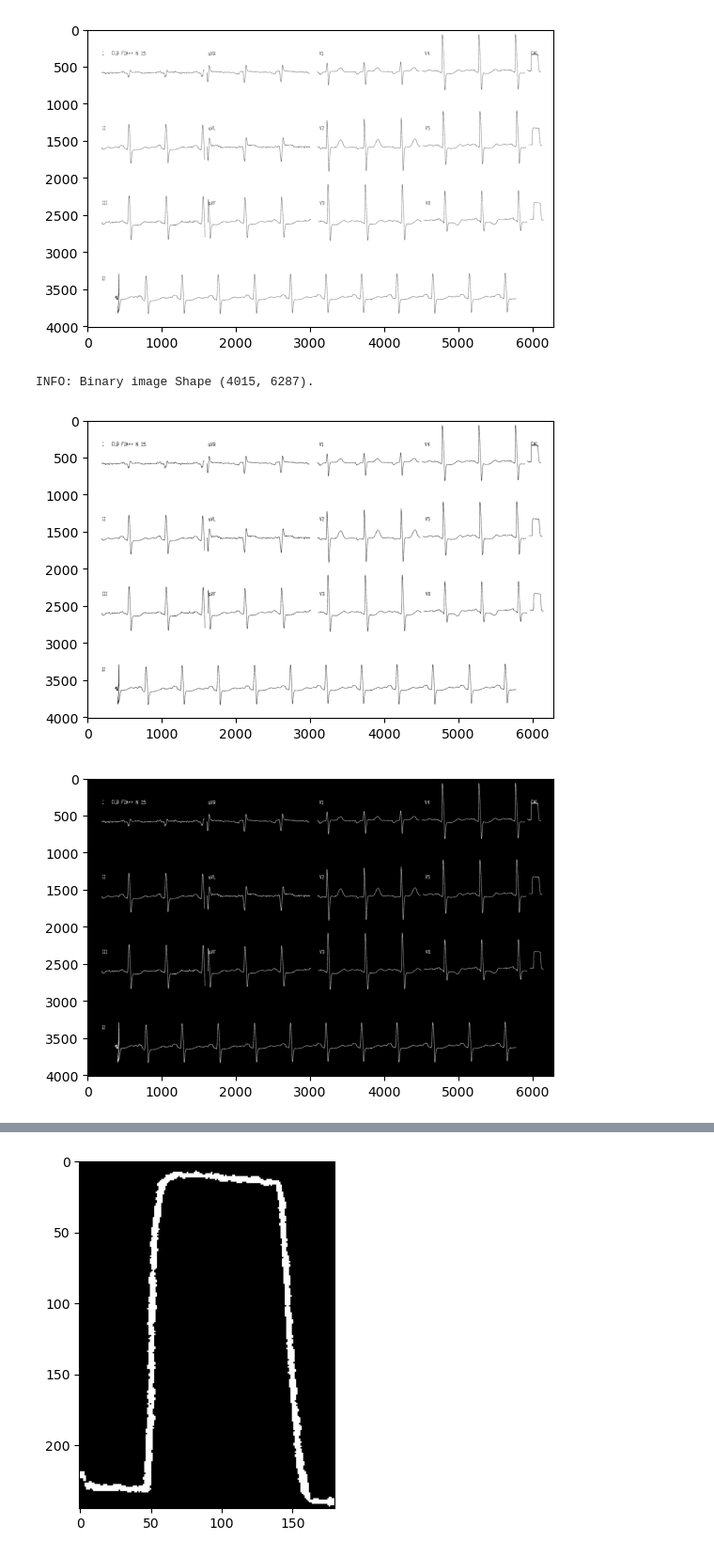
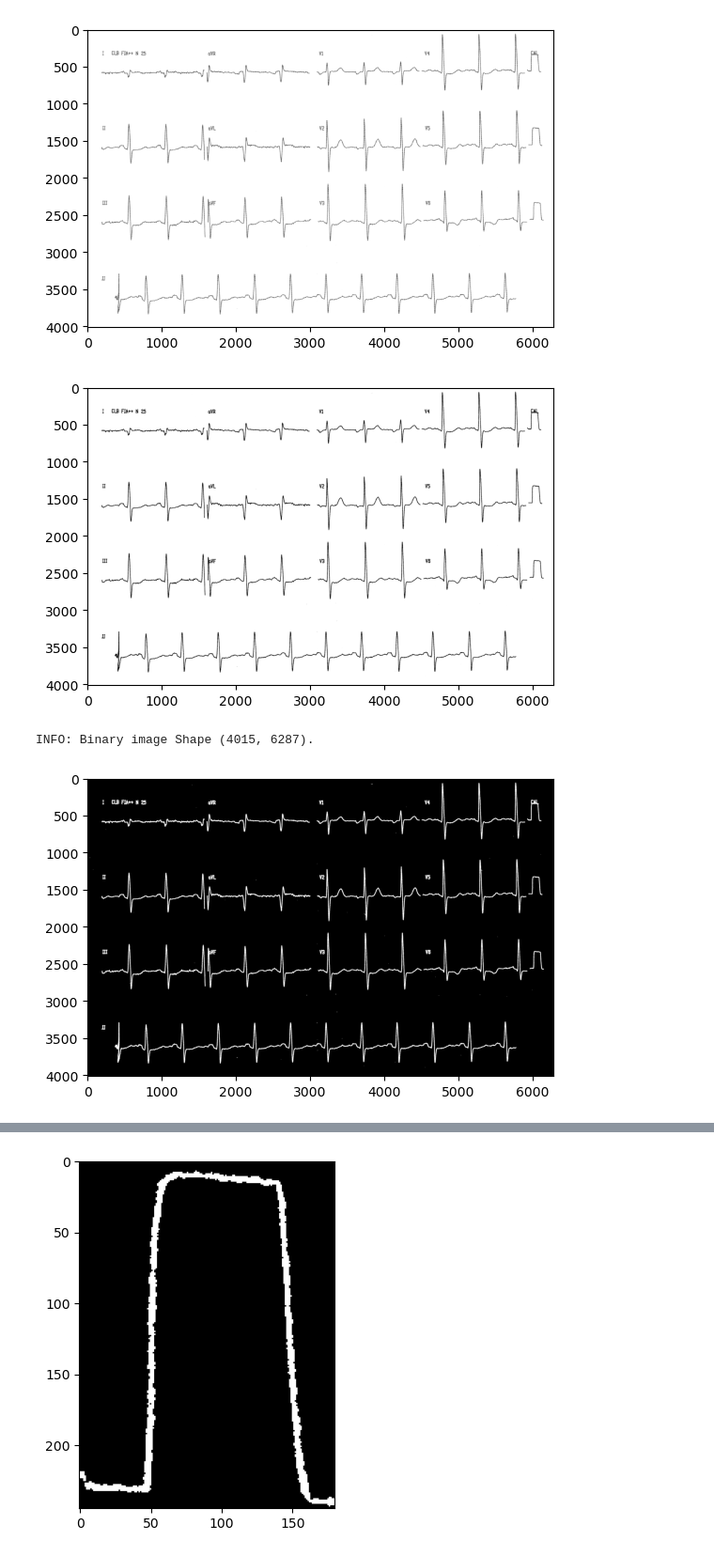
Before and after one commit to jamaral68/ecg-digitization-tool, a Jupyter notebook: edt_nb.ipynb, the cells around one changed output, grey strips where cells are left out. Shown at 94% size. Saved outputs shown, nothing was run; the diff lists cells and outputs as text; code cells hidden in the pictures.

```diff
--- a/edt_nb.ipynb
+++ b/edt_nb.ipynb
@@ -59,3 +52,23 @@ elif layout[1]==1:
     raise NotImplementedError ('Not implemented' )
 else:
     raise ValueError('columns must be 4, 2 or 1')
+# %%
+config_dict ={}
+config_dict['pulse'] = pulse # which lines have pulse
+config_dict['rhythm'] = rhythm # which row has the rhythm signal
+config_dict['verbose'] = verbose #
+config_dict['mmpsec']= mmpsec
+config_dict['mmpmv']=mmpmv
+config_dict['pulse_width_mm'] = pulse_width_mm
+config_dict['pulse_height_mm'] = pulse_height_mm
+config_dict['pulse_per_sec '] = pulse_per_sec
+config_dict['pulse_per_mv'] = pulse_per_mv
+config_dict['sample_frequency'] = sample_frequency
+config_dict['time_lead'] = time_lead
+config_dict['location']= location
+config_dict['layout']=layout   # tuple with the layout
+config_dict['pulse_width_mm']  = pulse_width_mm
+config_dict['pulse_height_mm'] = pulse_height_mm
+config_dict['pulse_per_mv']= pulse_per_mv
+config_dict['pulse_per_sec']= pulse_per_sec
+config_dict['num_sampling_points']= num_sampling_points
@@ -115,10 +160,17 @@ INFO: Image Shape (4015, 6287, 3).
 # %%
-#Filter color to remove the grid
-lower = (0, 0, 0) # black color
-upper = (255, 128, 128) # dark gray
-mask = cv.inRange(image, lower, upper)
-result = image.copy()
-result[mask != 255] = (255, 255, 255) # if it is not very dark set it to white
+img_hsv=cv.cvtColor(image, cv.COLOR_BGR2HSV)
+
+    #Filter color to remove the grid
+
+lower=(0,0,0) # black color
+upper=(179,255,220) # dark gray
+mask = cv.inRange(img_hsv, lower, upper)
+result = img_hsv.copy()
+result[mask!=255] = (255, 255, 255) # if it is not very dark set it to white
+
+    #Convert to gray scale
+image = cv.cvtColor(result, cv.COLOR_HSV2BGR )
+image_gray = cv.cvtColor(image, cv.COLOR_BGR2GRAY)
 
 #Convert to gray scale
 image_gray = cv.cvtColor(result, cv.COLOR_BGR2GRAY )
@@ -132,22 +184,19 @@ INFO: gray scale image Shape (4015, 6287).
 [figure]
 # %%
 # use thresholding to transform the image into a binary one
-ret, th1 = cv.threshold(image_gray, 127, 255, cv.THRESH_OTSU)
+ret, th1 = cv.threshold(image_gray, 127, 255,cv.THRESH_OTSU)
 
 if verbose > 2:
-    print("INFO: Binary image Shape {}.".format(th1.shape))
     plt.imshow(th1, cmap="gray")
     plt.show()
+    print("INFO: Binary image Shape {}.".format(th1.shape))
 # %% [output]
+[figure, new version]
 INFO: Binary image Shape (4015, 6287).
-[figure, old version]
 # %%
-foreground  = 255 - th1
-contours, _ = cv.findContours(foreground, cv.RETR_LIST, cv.CHAIN_APPROX_SIMPLE)
-rectangular_contours = get_rectangular_contours(contours)
-
+foreground  = cv.morphologyEx(255-th1,cv.MORPH_DILATE,np.ones((2,2)),iterations=3)
 if verbose > 1:
     plt.imshow(foreground, cmap="gray")
     plt.show()
 # %% [output]
-[figure, old version]
+[figure, new version]
```
Also changed, not shown: parts of 24 cells of this notebook, 28 other files.
